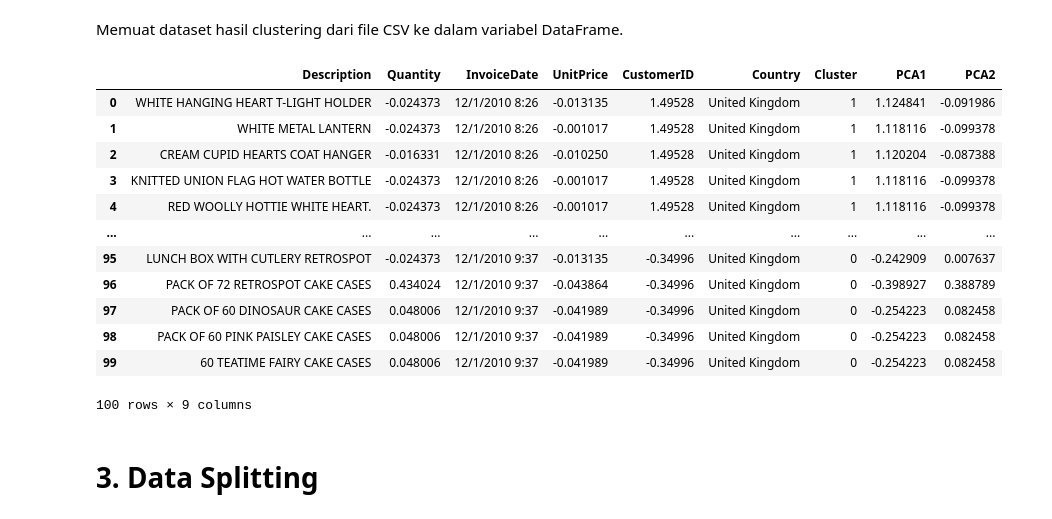
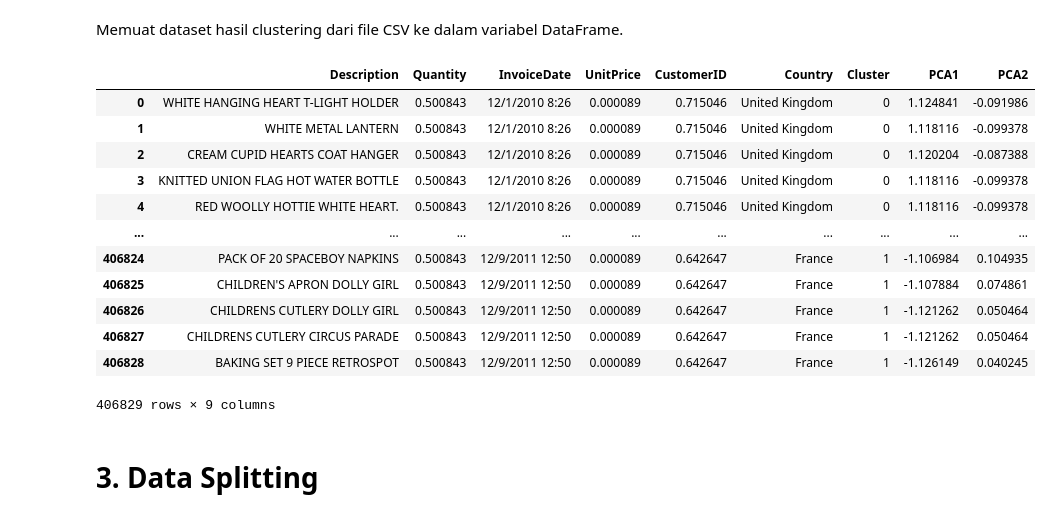
Before and after one commit to Bagusbimawan/projek-akhir-machine-learning-pemula, a Jupyter notebook: [Klasifikasi]_Submission_Akhir_BMLP_Bagus_Bimawan.ipynb, the cells around one changed output. Saved outputs shown, nothing was run; the diff lists cells and outputs as text; code cells hidden in the pictures.

```diff
--- a/[Klasifikasi]_Submission_Akhir_BMLP_Bagus_Bimawan.ipynb
+++ b/[Klasifikasi]_Submission_Akhir_BMLP_Bagus_Bimawan.ipynb
@@ -14,21 +14,21 @@ Memuat dataset hasil clustering dari file CSV ke dalam variabel DataFrame.
 # %%
 ## Membaca data hasil clustering
 df = pd.read_csv("dataset_klasifikasi.csv")
-df.head(100)
+df
 # %% [output]
 |  | Description | Quantity | InvoiceDate | UnitPrice | CustomerID | Country | Cluster | PCA1 | PCA2 |
-| 0 | WHITE HANGING HEART T-LIGHT HOLDER | -0.024373 | 12/1/2010 8:26 | -0.013135 | 1.49528 | United Kingdom | 1 | 1.124841 | -0.091986 |
-| 1 | WHITE METAL LANTERN | -0.024373 | 12/1/2010 8:26 | -0.001017 | 1.49528 | United Kingdom | 1 | 1.118116 | -0.099378 |
-| 2 | CREAM CUPID HEARTS COAT HANGER | -0.016331 | 12/1/2010 8:26 | -0.010250 | 1.49528 | United Kingdom | 1 | 1.120204 | -0.087388 |
-| 3 | KNITTED UNION FLAG HOT WATER BOTTLE | -0.024373 | 12/1/2010 8:26 | -0.001017 | 1.49528 | United Kingdom | 1 | 1.118116 | -0.099378 |
-| 4 | RED WOOLLY HOTTIE WHITE HEART. | -0.024373 | 12/1/2010 8:26 | -0.001017 | 1.49528 | United Kingdom | 1 | 1.118116 | -0.099378 |
+| 0 | WHITE HANGING HEART T-LIGHT HOLDER | 0.500843 | 12/1/2010 8:26 | 0.000089 | 0.715046 | United Kingdom | 0 | 1.124841 | -0.091986 |
+| 1 | WHITE METAL LANTERN | 0.500843 | 12/1/2010 8:26 | 0.000089 | 0.715046 | United Kingdom | 0 | 1.118116 | -0.099378 |
+| 2 | CREAM CUPID HEARTS COAT HANGER | 0.500843 | 12/1/2010 8:26 | 0.000089 | 0.715046 | United Kingdom | 0 | 1.120204 | -0.087388 |
+| 3 | KNITTED UNION FLAG HOT WATER BOTTLE | 0.500843 | 12/1/2010 8:26 | 0.000089 | 0.715046 | United Kingdom | 0 | 1.118116 | -0.099378 |
+| 4 | RED WOOLLY HOTTIE WHITE HEART. | 0.500843 | 12/1/2010 8:26 | 0.000089 | 0.715046 | United Kingdom | 0 | 1.118116 | -0.099378 |
 | ... | ... | ... | ... | ... | ... | ... | ... | ... | ... |
-| 95 | LUNCH BOX WITH CUTLERY RETROSPOT | -0.024373 | 12/1/2010 9:37 | -0.013135 | -0.34996 | United Kingdom | 0 | -0.242909 | 0.007637 |
-| 96 | PACK OF 72 RETROSPOT CAKE CASES | 0.434024 | 12/1/2010 9:37 | -0.043864 | -0.34996 | United Kingdom | 0 | -0.398927 | 0.388789 |
-| 97 | PACK OF 60 DINOSAUR CAKE CASES | 0.048006 | 12/1/2010 9:37 | -0.041989 | -0.34996 | United Kingdom | 0 | -0.254223 | 0.082458 |
-| 98 | PACK OF 60 PINK PAISLEY CAKE CASES | 0.048006 | 12/1/2010 9:37 | -0.041989 | -0.34996 | United Kingdom | 0 | -0.254223 | 0.082458 |
-| 99 | 60 TEATIME FAIRY CAKE CASES | 0.048006 | 12/1/2010 9:37 | -0.041989 | -0.34996 | United Kingdom | 0 | -0.254223 | 0.082458 |
+| 406824 | PACK OF 20 SPACEBOY NAPKINS | 0.500843 | 12/9/2011 12:50 | 0.000089 | 0.642647 | France | 1 | -1.106984 | 0.104935 |
+| 406825 | CHILDREN'S APRON DOLLY GIRL | 0.500843 | 12/9/2011 12:50 | 0.000089 | 0.642647 | France | 1 | -1.107884 | 0.074861 |
+| 406826 | CHILDRENS CUTLERY DOLLY GIRL | 0.500843 | 12/9/2011 12:50 | 0.000089 | 0.642647 | France | 1 | -1.121262 | 0.050464 |
+| 406827 | CHILDRENS CUTLERY CIRCUS PARADE | 0.500843 | 12/9/2011 12:50 | 0.000089 | 0.642647 | France | 1 | -1.121262 | 0.050464 |
+| 406828 | BAKING SET 9 PIECE RETROSPOT | 0.500843 | 12/9/2011 12:50 | 0.000089 | 0.642647 | France | 1 | -1.126149 | 0.040245 |
-100 rows × 9 columns
+406829 rows × 9 columns
 # %%
 # Pastikan dataset memiliki kolom target 'Cluster'
 X = df.drop(columns=["Cluster"])
```
Also changed, not shown: 2 other files.
